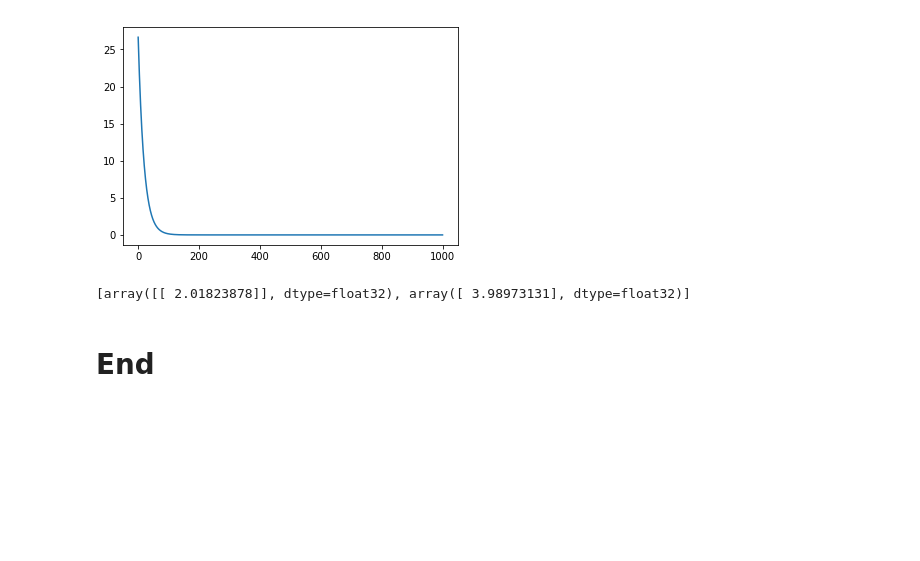
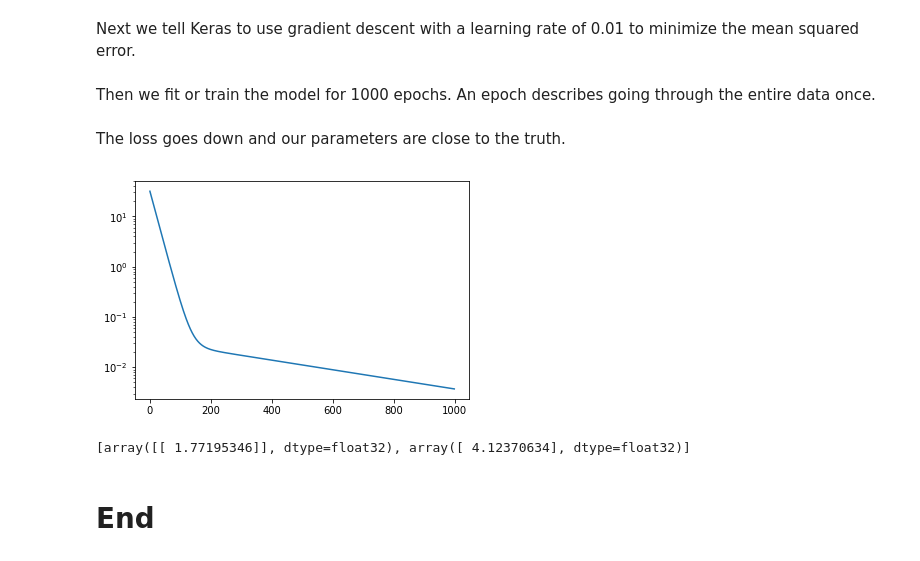
Before and after one commit to raspstephan/ESS-Python-Tutorial, a Jupyter notebook: materials/week6/linear-regression.ipynb, the cells around one changed output. Cells and saved outputs as stored; diff of their text form; code cells hidden in the pictures; blank space fills up the shorter version.

```diff
--- a/materials/week6/linear-regression.ipynb
+++ b/materials/week6/linear-regression.ipynb
@@ -81,16 +113,22 @@ HTML(anim.to_html5_video())
 # %%
 model = Sequential([Dense(1, input_shape=(1,))])
+# %% [markdown]
+Next we tell Keras to use gradient descent with a learning rate of 0.01 to minimize the mean squared error.
 # %%
-model.compile(SGD(0.01), 'mse')
+model.compile(SGD(lr=0.01), 'mse')
+# %% [markdown]
+Then we fit or train the model for 1000 epochs. An epoch describes going through the entire data once.
 # %%
 h = model.fit(x, y, batch_size=n, epochs=1000, verbose=0)
+# %% [markdown]
+The loss goes down and our parameters are close to the truth.
 # %%
-plt.plot(h.history['loss']);
+plt.plot(h.history['loss']); plt.yscale('log');
 # %% [output]
-[figure, old version]
+[figure, new version]
 # %%
 model.get_weights()
 # %% [output]
-[array([[ 2.01823878]], dtype=float32), array([ 3.98973131], dtype=float32)]
+[array([[ 1.77195346]], dtype=float32), array([ 4.12370634], dtype=float32)]
 # %% [markdown]
 # End
```
Also changed, not shown: parts of 18 cells of this notebook, 2 other files.
